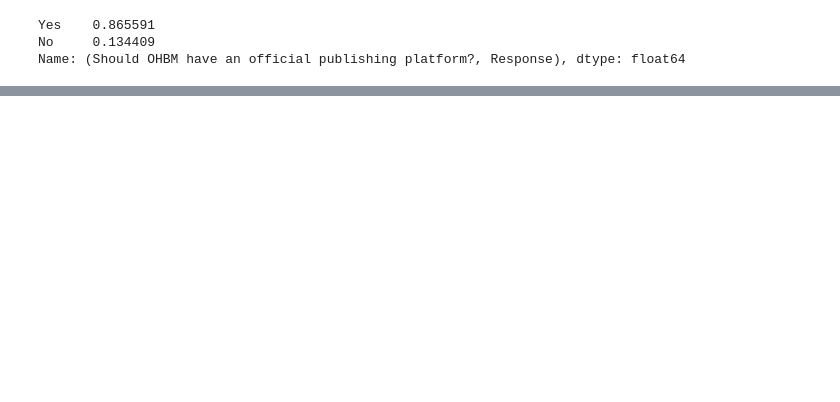
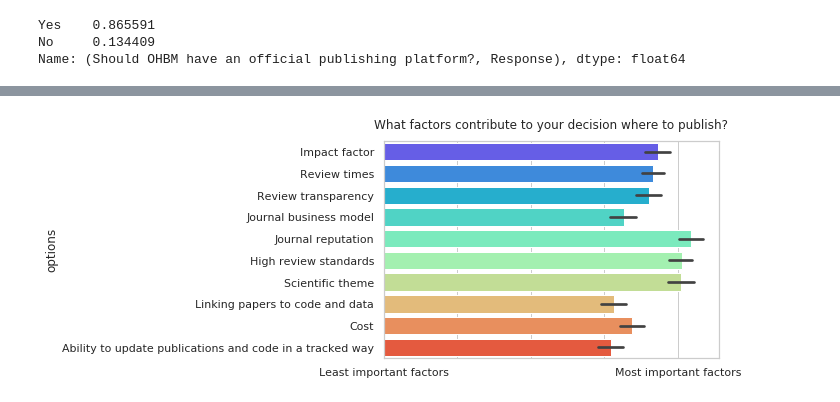
Before and after one commit to emdupre/aperture_survey, a Jupyter notebook: aperture_survey_blog.ipynb, the cells around one changed output, grey strips where cells are left out. Cells and saved outputs as stored; diff of their text form; code cells hidden in the pictures; blank space fills up the shorter version.

```diff
--- a/aperture_survey_blog.ipynb
+++ b/aperture_survey_blog.ipynb
@@ -67,0 +70,12 @@ plt.xticks(np.arange(1, 6), ('I would not want this at all', '', '', '', 'I woul
+# %%
+# Next, we'd like to know what factors generally influence where respondents publish.
+
+decision = responses['What factors contribute to your decision where to publish? \
+(1 = most important, 5 = least important)'].apply(pd.to_numeric, errors='coerce')
+decision = decision.applymap(lambda x: 6 - x)  # Here's where we reverse the scoring
+
+ax = sns.barplot(data=decision, orient='h', palette='rainbow')
+plt.title('What factors contribute to your decision where to publish?', pad=12)
+plt.xticks(np.arange(0, 5), ('Least important factors', '', '', '', 'Most important factors'));
+# %% [output]
+[figure, added]
```
Also changed, not shown: parts of 7 cells of this notebook.
